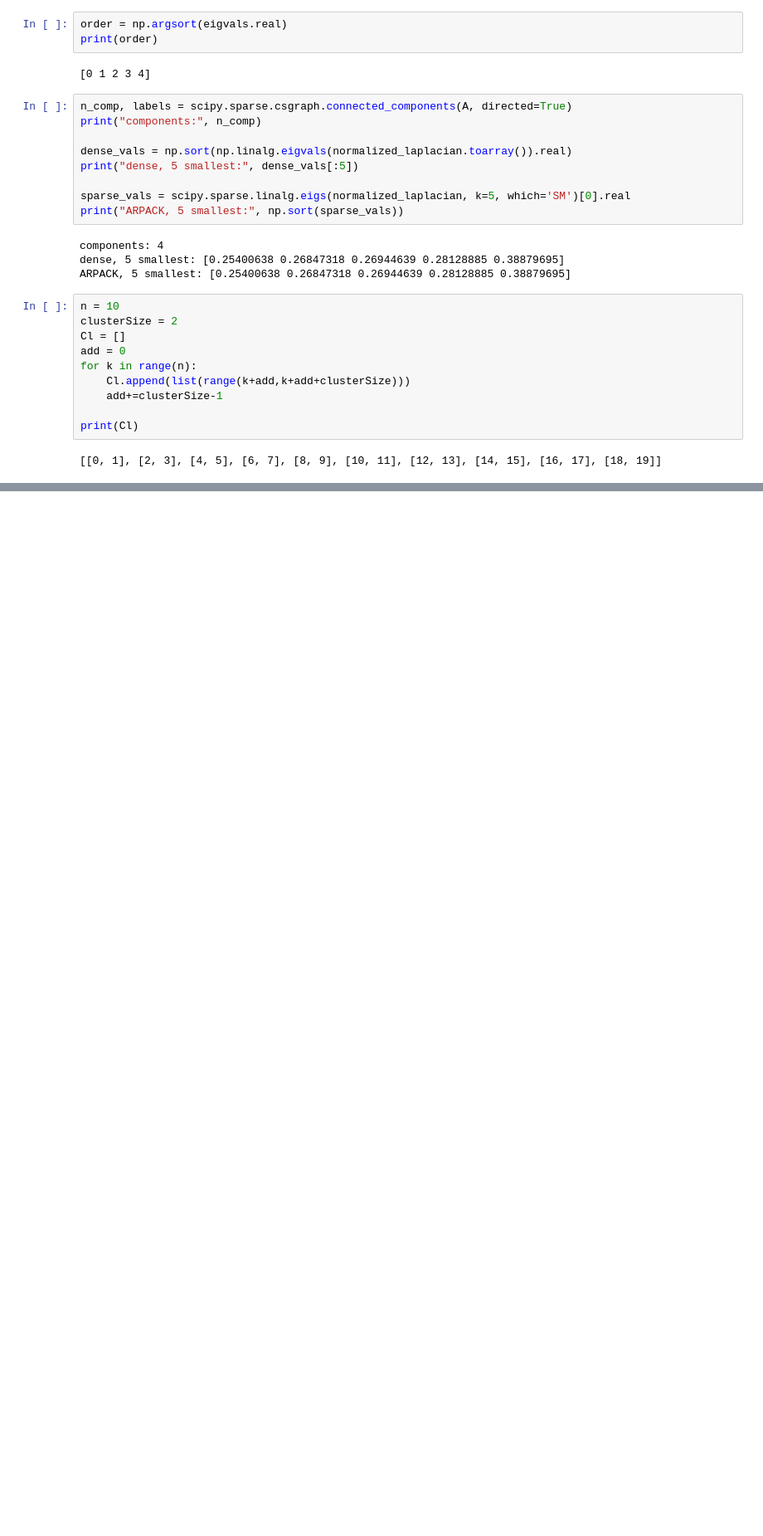
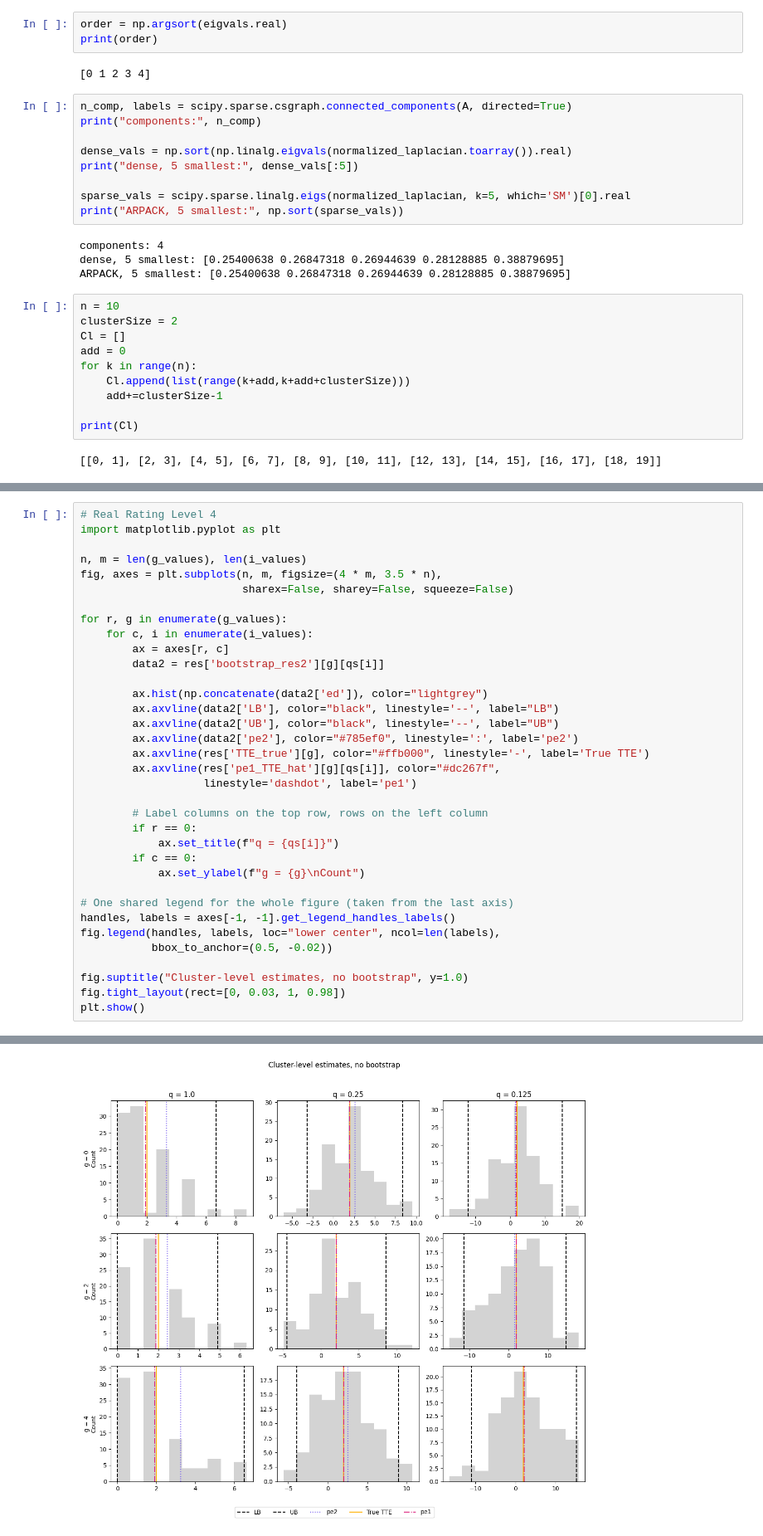
Before and after one commit to mayscortez/UQ-for-staggered-rollouts, a Jupyter notebook: experiment.ipynb, the cells around one changed output, grey strips where cells are left out. Shown at 83% size. Cells and saved outputs as stored; diff of their text form; blank space fills up the shorter version.

```diff
--- a/experiment.ipynb
+++ b/experiment.ipynb
@@ -221,0 +446,36 @@ print(Cl)
+# %%
+# Real Rating Level 4
+import matplotlib.pyplot as plt
+
+n, m = len(g_values), len(i_values)
+fig, axes = plt.subplots(n, m, figsize=(4 * m, 3.5 * n),
+                         sharex=False, sharey=False, squeeze=False)
+
+for r, g in enumerate(g_values):
+    for c, i in enumerate(i_values):
+        ax = axes[r, c]
+        data2 = res['bootstrap_res2'][g][qs[i]]
+
+        ax.hist(np.concatenate(data2['ed']), color="lightgrey")
+        ax.axvline(data2['LB'], color="black", linestyle='--', label="LB")
+        ax.axvline(data2['UB'], color="black", linestyle='--', label="UB")
+        ax.axvline(data2['pe2'], color="#785ef0", linestyle=':', label='pe2')
+        ax.axvline(res['TTE_true'][g], color="#ffb000", linestyle='-', label='True TTE')
+        ax.axvline(res['pe1_TTE_hat'][g][qs[i]], color="#dc267f",
+                   linestyle='dashdot', label='pe1')
+
+        # Label columns on the top row, rows on the left column
+        if r == 0:
+            ax.set_title(f"q = {qs[i]}")
+        if c == 0:
+            ax.set_ylabel(f"g = {g}\nCount")
+
+# One shared legend for the whole figure (taken from the last axis)
+handles, labels = axes[-1, -1].get_legend_handles_labels()
+fig.legend(handles, labels, loc="lower center", ncol=len(labels),
+           bbox_to_anchor=(0.5, -0.02))
+
+fig.suptitle("Cluster-level estimates, no bootstrap", y=1.0)
+fig.tight_layout(rect=[0, 0.03, 1, 0.98])
+plt.show()
+# %% [output]
@@ -221,0 +483 @@ print(Cl)
+[figure, added]
```
Also changed, not shown: parts of 19 cells of this notebook.
